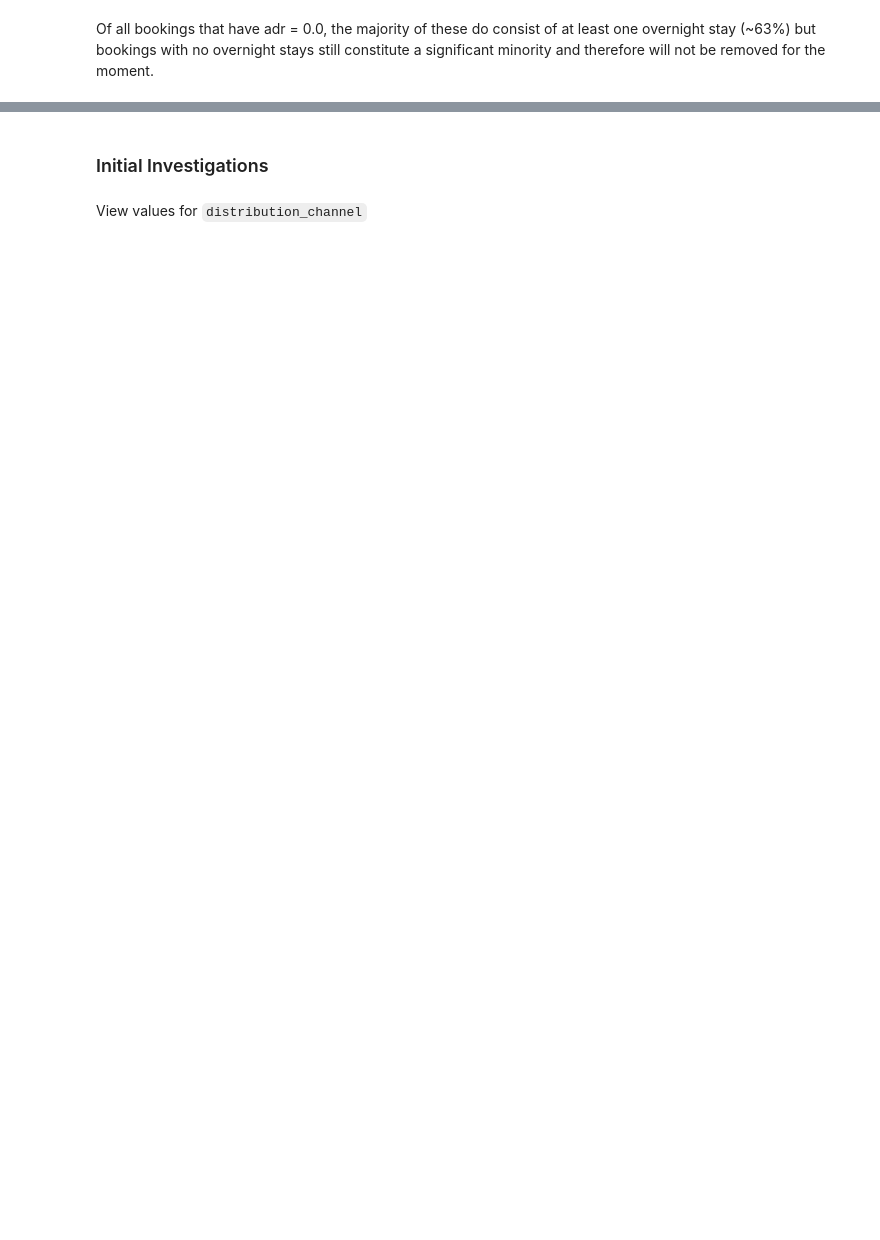
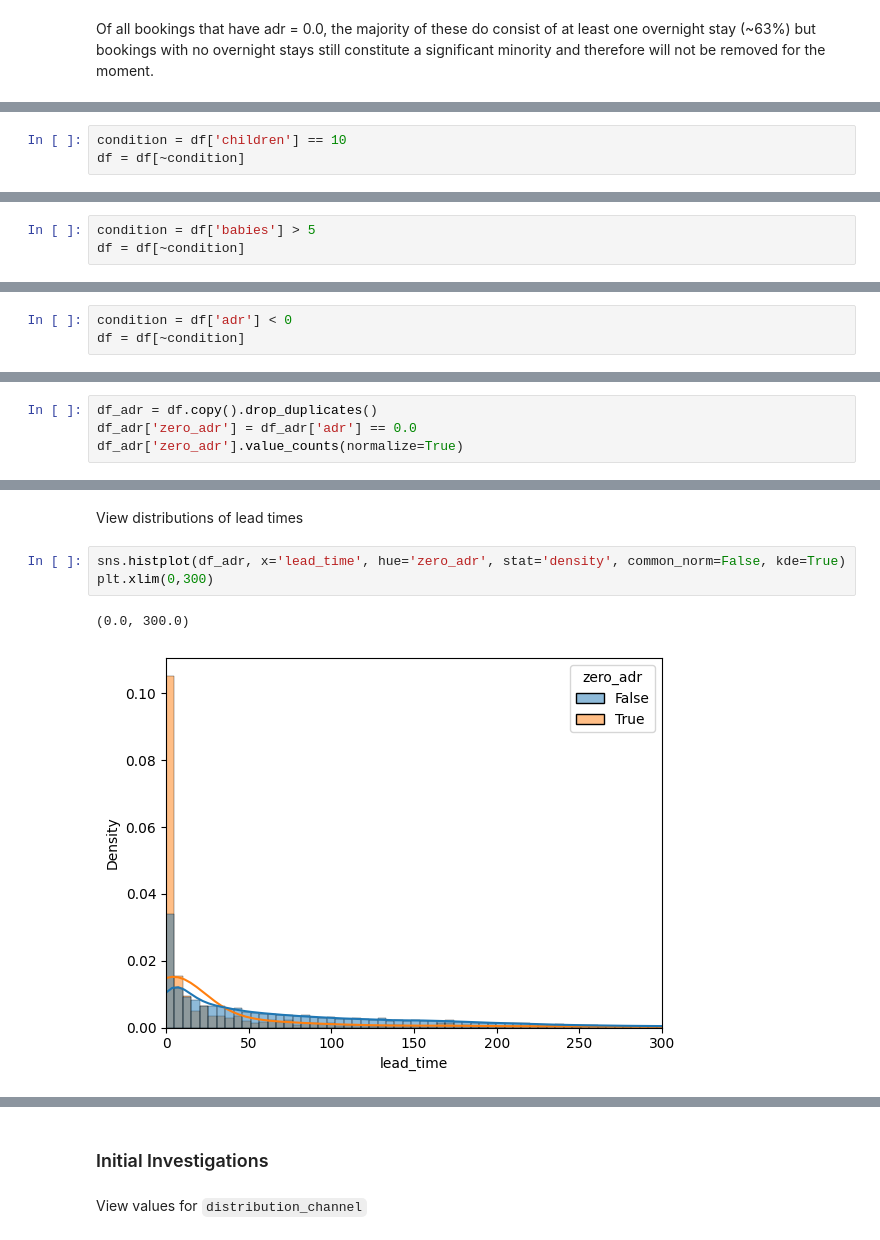
Before and after one commit to lowrycode/hotel-bookings, a Jupyter notebook: jupyter_notebooks/02_eda_and_cleaning.ipynb, the cells around one changed output, grey strips where cells are left out. Saved outputs shown, nothing was run; the diff lists cells and outputs as text; blank space fills up the shorter version.

```diff
--- a/jupyter_notebooks/02_eda_and_cleaning.ipynb
+++ b/jupyter_notebooks/02_eda_and_cleaning.ipynb
@@ -378,0 +333,3 @@ summary
+# %%
+condition = df['children'] == 10
+df = df[~condition]
@@ -378,0 +351,3 @@ summary
+# %%
+condition = df['babies'] > 5
+df = df[~condition]
@@ -378,0 +425,3 @@ summary
+# %%
+condition = df['adr'] < 0
+df = df[~condition]
@@ -378,0 +435,4 @@ summary
+# %%
+df_adr = df.copy().drop_duplicates()
+df_adr['zero_adr'] = df_adr['adr'] == 0.0
+df_adr['zero_adr'].value_counts(normalize=True)
@@ -378,0 +464,8 @@ summary
+# %% [markdown]
+View distributions of lead times
+# %%
+sns.histplot(df_adr, x='lead_time', hue='zero_adr', stat='density', common_norm=False, kde=True)
+plt.xlim(0,300)
+# %% [output]
+(0.0, 300.0)
+[figure, added]
```
Also changed, not shown: parts of 100 cells of this notebook.
